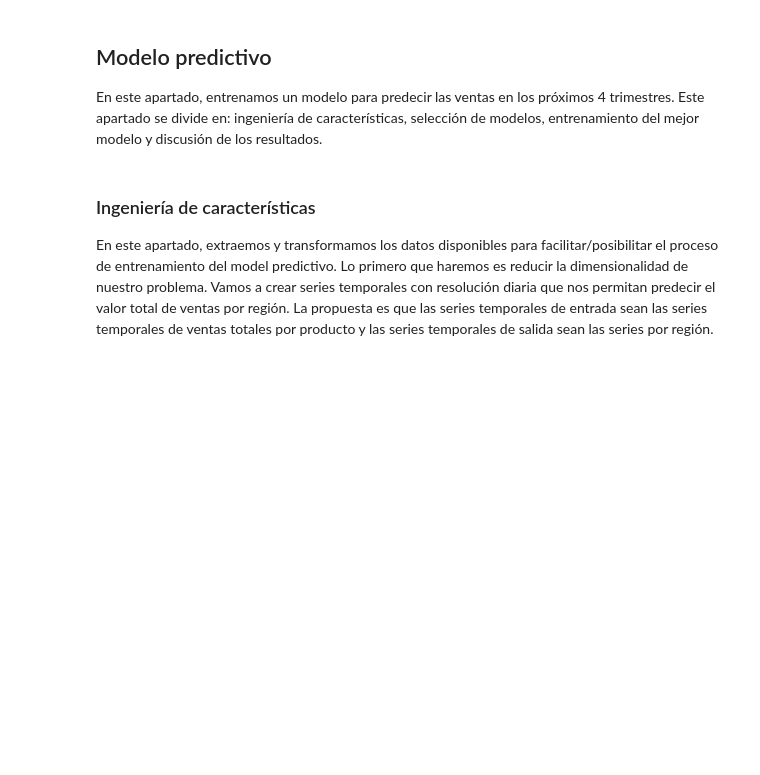
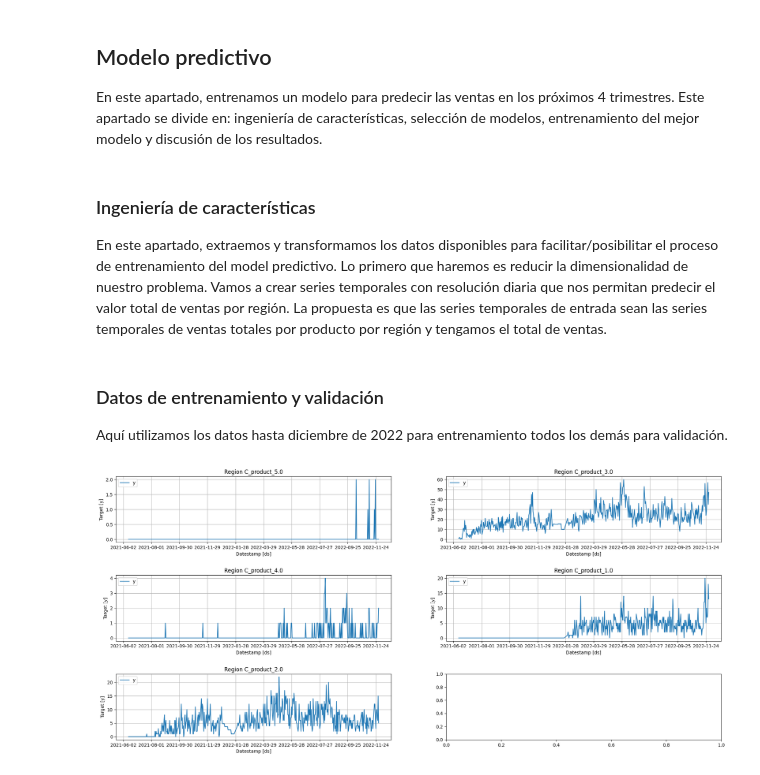
Before and after one commit to joseilberto/isdin_ds_challenge, a Jupyter notebook: isdin_challenge.ipynb, the cells around one changed output. Saved outputs shown, nothing was run; the diff lists cells and outputs as text; code cells hidden in the pictures; blank space fills up the shorter version.

```diff
--- a/isdin_challenge.ipynb
+++ b/isdin_challenge.ipynb
@@ -264,4 +264,20 @@ En este apartado, entrenamos un modelo para predecir las ventas en los próximos
 # %% [markdown]
 ### Ingeniería de características
 
-En este apartado, extraemos y transformamos los datos disponibles para facilitar/posibilitar el proceso de entrenamiento del model predictivo. Lo primero que haremos es reducir la dimensionalidad de nuestro problema. Vamos a crear series temporales con resolución diaria que nos permitan predecir el valor total de ventas por región. La propuesta es que las series temporales de entrada sean las series temporales de ventas totales por producto y las series temporales de salida sean las series por región.
+En este apartado, extraemos y transformamos los datos disponibles para facilitar/posibilitar el proceso de entrenamiento del model predictivo. Lo primero que haremos es reducir la dimensionalidad de nuestro problema. Vamos a crear series temporales con resolución diaria que nos permitan predecir el valor total de ventas por región. La propuesta es que las series temporales de entrada sean las series temporales de ventas totales por producto por región y tengamos el total de ventas.
+# %%
+dataset = neuralforecast_df_all(data)
+dataset = imput_missing_data(dataset)
+# dataset.drop(columns = [f"weekday_{i}" for i in range(7)], inplace=True)
+# %% [markdown]
+### Datos de entrenamiento y validación
+
+Aquí utilizamos los datos hasta diciembre de 2022 para entrenamiento todos los demás para validación.
+# %%
+train = dataset.loc[dataset["ds"] < '2022-12-01']
+val = dataset.loc[dataset["ds"] >= '2022-12-01']
+horizon = val["ds"].nunique()
+# %%
+StatsForecast.plot(train[train["unique_id"].str.contains("Region C")], engine = "matplotlib", plot_random=False)
+# %% [output]
+[figure, added]
```
Also changed, not shown: parts of 16 cells of this notebook, 1 other file.
